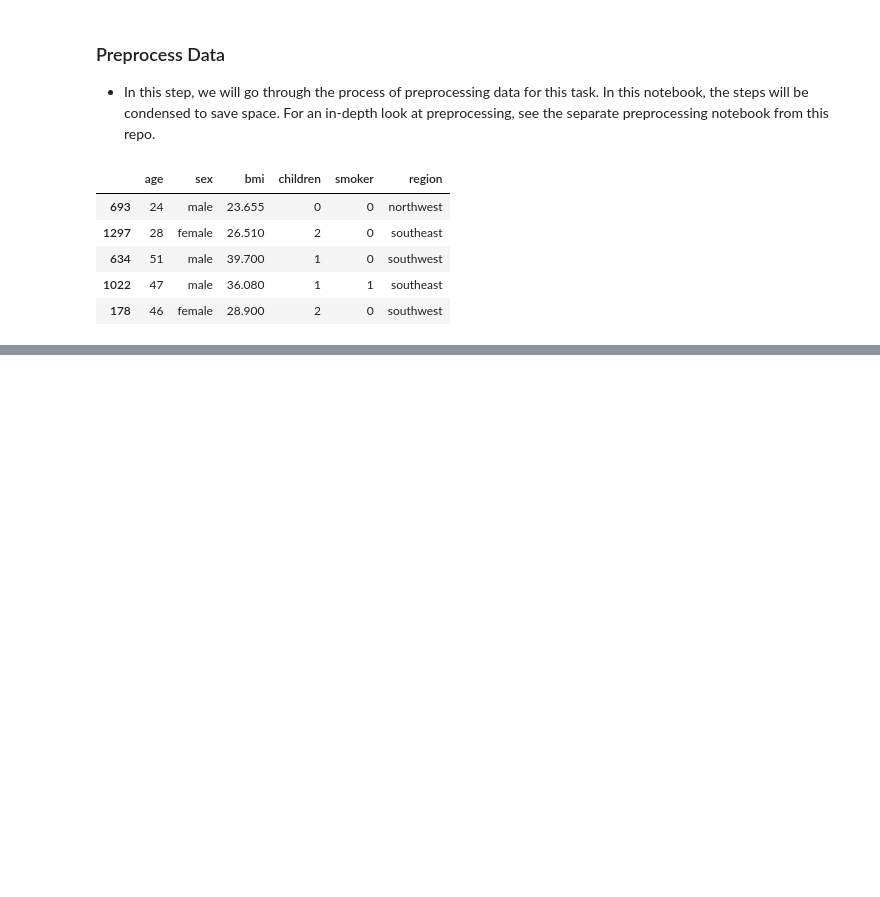
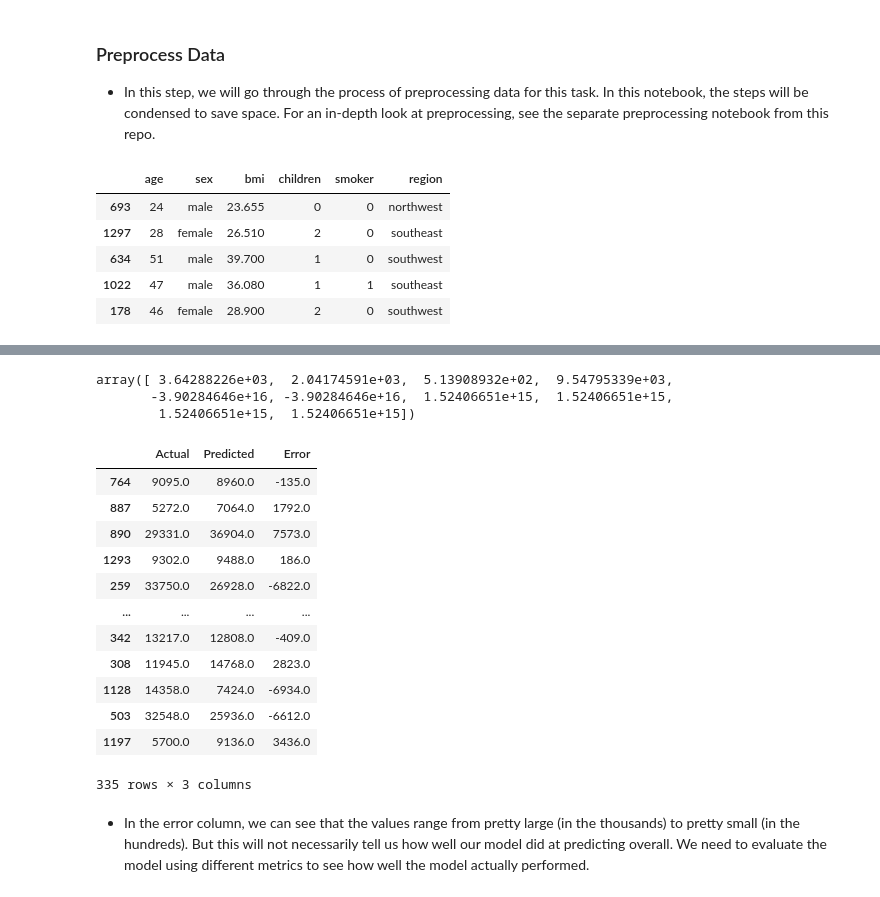
Before and after one commit to krisbarbier/Machine-Learning-101, a Jupyter notebook: Machine Learning 101 - Regression.ipynb, the cells around one changed output, grey strips where cells are left out. Drawn from its saved outputs; the diff is of its cells as text; code cells hidden in the pictures; blank space fills up the shorter version.

```diff
--- a/Machine Learning 101 - Regression.ipynb
+++ b/Machine Learning 101 - Regression.ipynb
@@ -127,0 +175,34 @@ preprocessor = ColumnTransformer([num_tuple, cat_tuple], verbose_feature_names_o
+# %%
+#Determine the coeffcients from the regression
+lin_reg.coef_
+# %% [output]
+array([ 3.64288226e+03,  2.04174591e+03,  5.13908932e+02,  9.54795339e+03,
+       -3.90284646e+16, -3.90284646e+16,  1.52406651e+15,  1.52406651e+15,
+        1.52406651e+15,  1.52406651e+15])
+# %%
+#Get predictions for training data
+y_pred_train = lin_reg.predict(X_train_tf)
+
+#Get predictions for testing data
+y_pred_test = lin_reg.predict(X_test_tf)
+# %%
+#View results of the testing predictions in a new data frame
+results = pd.DataFrame({'Actual': y_test, 'Predicted': y_pred_test,
+                        'Error': y_pred_test - y_test})
+results
+# %% [output]
+|  | Actual | Predicted | Error |
+| 764 | 9095.0 | 8960.0 | -135.0 |
+| 887 | 5272.0 | 7064.0 | 1792.0 |
+| 890 | 29331.0 | 36904.0 | 7573.0 |
+| 1293 | 9302.0 | 9488.0 | 186.0 |
+| 259 | 33750.0 | 26928.0 | -6822.0 |
+| ... | ... | ... | ... |
+| 342 | 13217.0 | 12808.0 | -409.0 |
+| 308 | 11945.0 | 14768.0 | 2823.0 |
+| 1128 | 14358.0 | 7424.0 | -6934.0 |
+| 503 | 32548.0 | 25936.0 | -6612.0 |
+| 1197 | 5700.0 | 9136.0 | 3436.0 |
+335 rows × 3 columns
+# %% [markdown]
+- In the error column, we can see that the values range from pretty large (in the thousands) to pretty small (in the hundreds). But this will not necessarily tell us how well our model did at predicting overall. We need to evaluate the model using different metrics to see how well the model actually performed.
```
Also changed, not shown: parts of 13 cells of this notebook.
